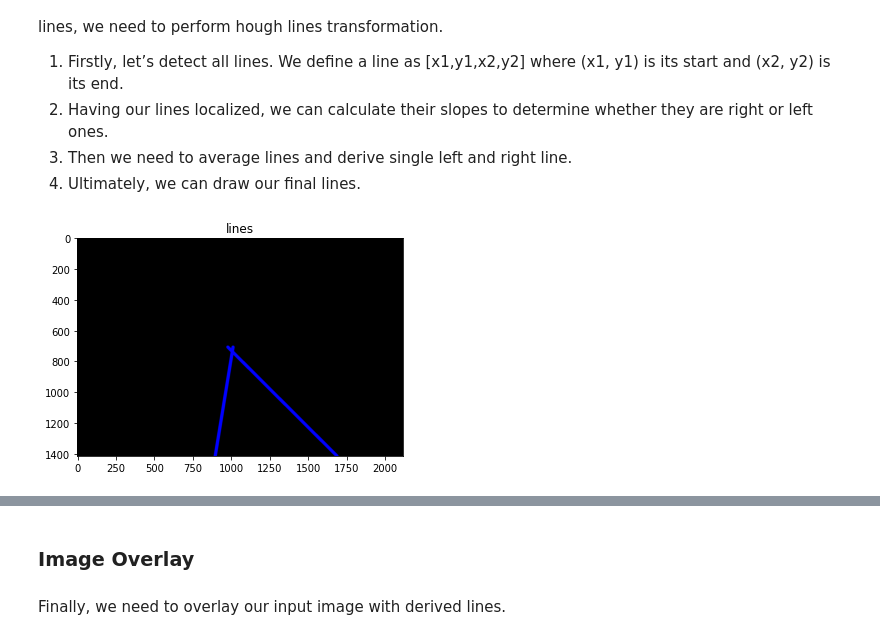
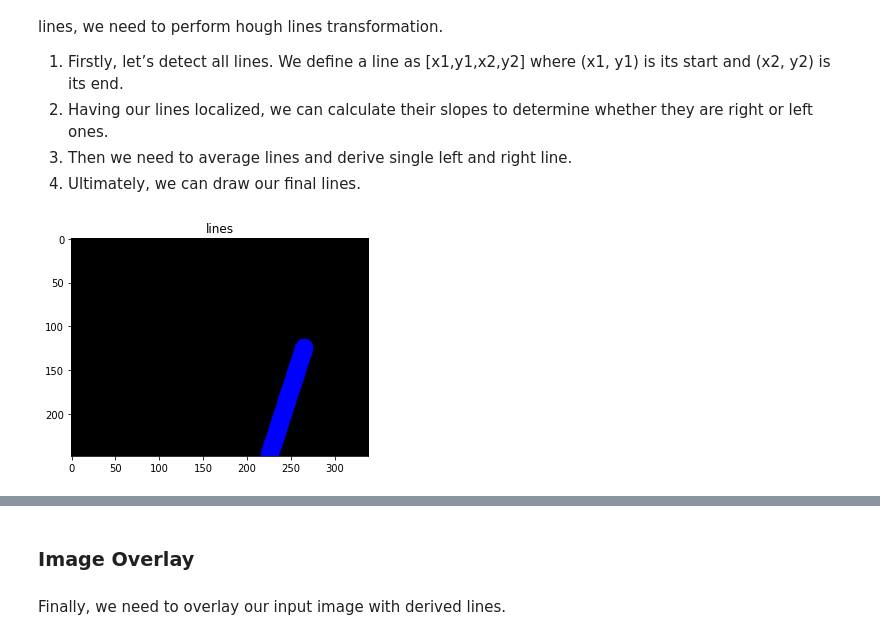
Before and after one commit to kevin-chen/CV-Street-Dectection-Robot, a Jupyter notebook: my_stuff/notebook-editing.ipynb, the cells around one changed output, grey strips where cells are left out. Saved outputs shown, nothing was run; the diff lists cells and outputs as text; code cells hidden in the pictures.

```diff
--- a/my_stuff/notebook-editing.ipynb
+++ b/my_stuff/notebook-editing.ipynb
@@ -70,7 +70,7 @@ plot_image(original_image, 'Original image')
 The first step of our pipeline is an image conversion from color to grayscale. We do it because in our case color values don’t hold any valuable information so to make further processing simpler and faster, we convert from three channels to one.
 # %%
 # test_image = cv2.imread(INPUT_FOLDER + TEST_IMAGE)
-test_image = cv2.imread('paved_road_line.jpeg')
+test_image = cv2.imread('two_lines.png')
 test_image = cv2.cvtColor(test_image, cv2.COLOR_BGR2GRAY)
 plot_image(test_image, 'Grayscale image')
 # %% [output]
@@ -191,6 +191,6 @@ def hough_lines(image, rho, theta, threshold, min_line_len, max_line_gap):
         plot_image(lines_image, "lines")
     return lines_image
 # %%
-hough_lines_image = hough_lines(roi_image, 0.9, np.pi/180, 100, 100, 50)
+hough_lines_image = hough_lines(test_image, 0.9, np.pi/180, 100, 100, 50)
 # %% [output]
-[figure, old version]
+[figure, new version]
```
Also changed, not shown: parts of 10 cells of this notebook, 6 other files.
